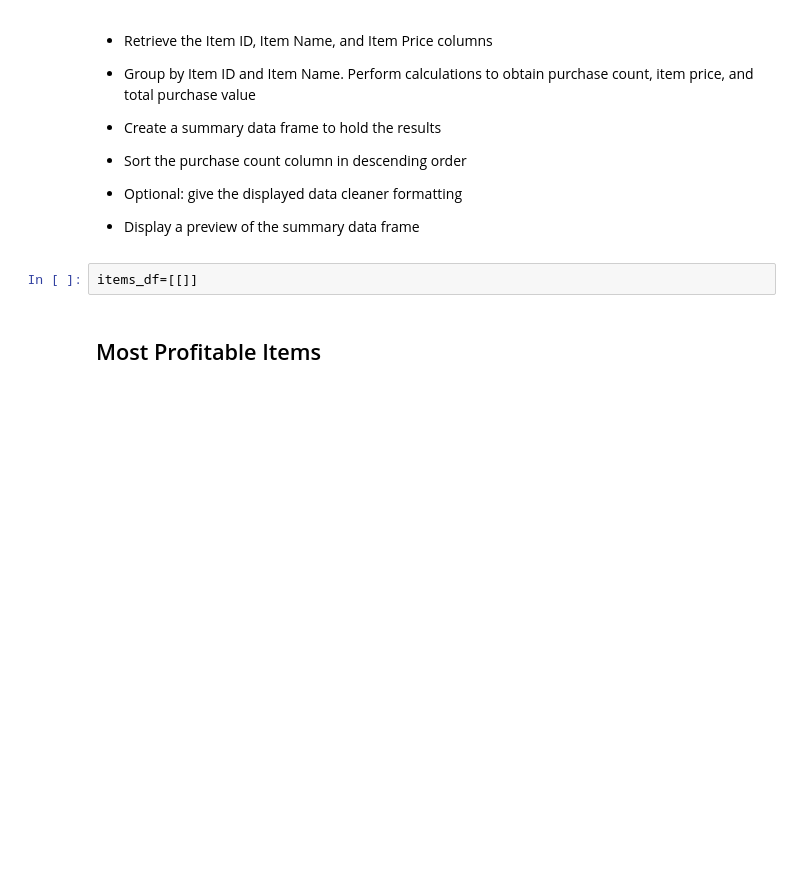
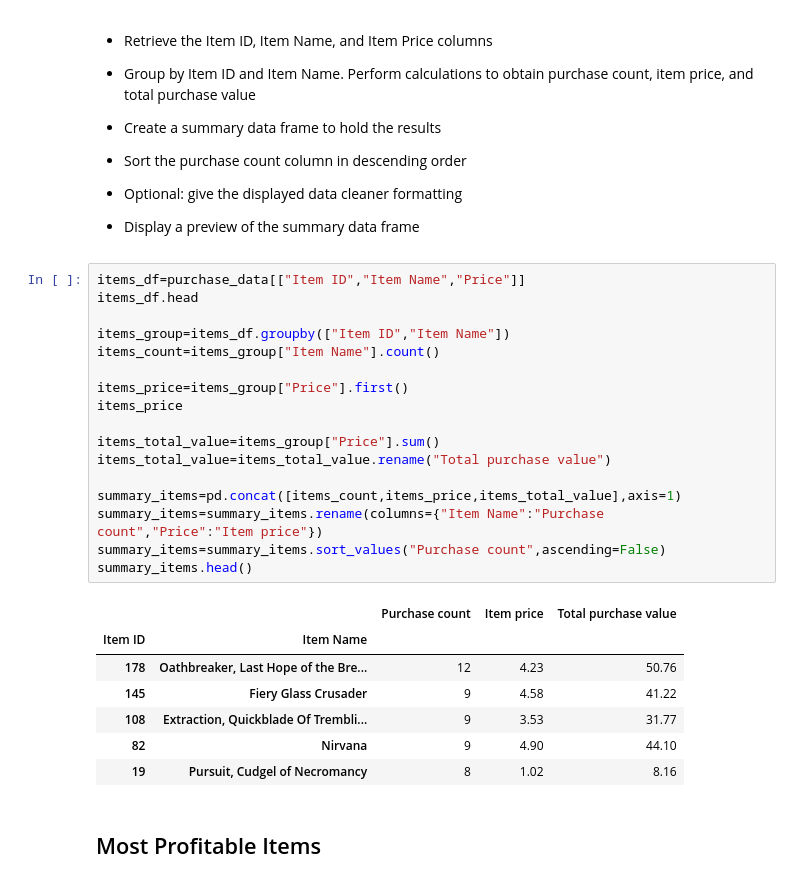
Before and after one commit to lrondi/Pandas, a Jupyter notebook: HeroesOfPymoli_starter.ipynb, the cells around one changed output. Cells and saved outputs as stored; diff of their text form; blank space fills up the shorter version.

```diff
--- a/HeroesOfPymoli_starter.ipynb
+++ b/HeroesOfPymoli_starter.ipynb
@@ -379,8 +379,31 @@ top_5_sp_df
 
 
 * Display a preview of the summary data frame
-# %%
-items_df=[[]]
+# %%
+items_df=purchase_data[["Item ID","Item Name","Price"]]
+items_df.head
+
+items_group=items_df.groupby(["Item ID","Item Name"])
+items_count=items_group["Item Name"].count()
+
+items_price=items_group["Price"].first()
+items_price
+
+items_total_value=items_group["Price"].sum()
+items_total_value=items_total_value.rename("Total purchase value")
+
+summary_items=pd.concat([items_count,items_price,items_total_value],axis=1)
+summary_items=summary_items.rename(columns={"Item Name":"Purchase count","Price":"Item price"})
+summary_items=summary_items.sort_values("Purchase count",ascending=False)
+summary_items.head()
+# %% [output]
+|  |  | Purchase count | Item price | Total purchase value |
+| Item ID | Item Name |  |  |  |
+| 178 | Oathbreaker, Last Hope of the Bre... | 12 | 4.23 | 50.76 |
+| 145 | Fiery Glass Crusader | 9 | 4.58 | 41.22 |
+| 108 | Extraction, Quickblade Of Trembli... | 9 | 3.53 | 31.77 |
+| 82 | Nirvana | 9 | 4.90 | 44.10 |
+| 19 | Pursuit, Cudgel of Necromancy | 8 | 1.02 | 8.16 |
 # %% [markdown]
 ## Most Profitable Items
 # %% [markdown]
```
Also changed, not shown: parts of 1 cell of this notebook.
